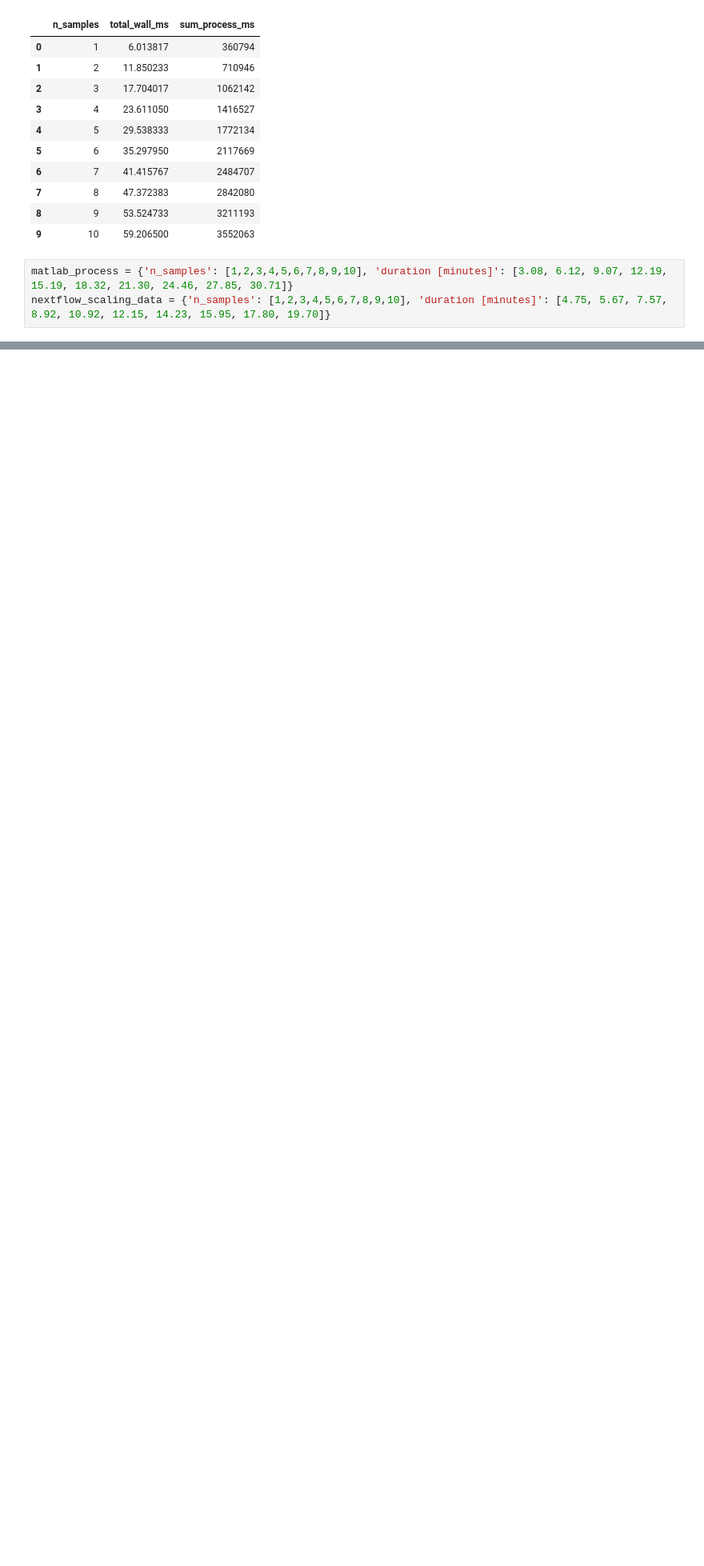
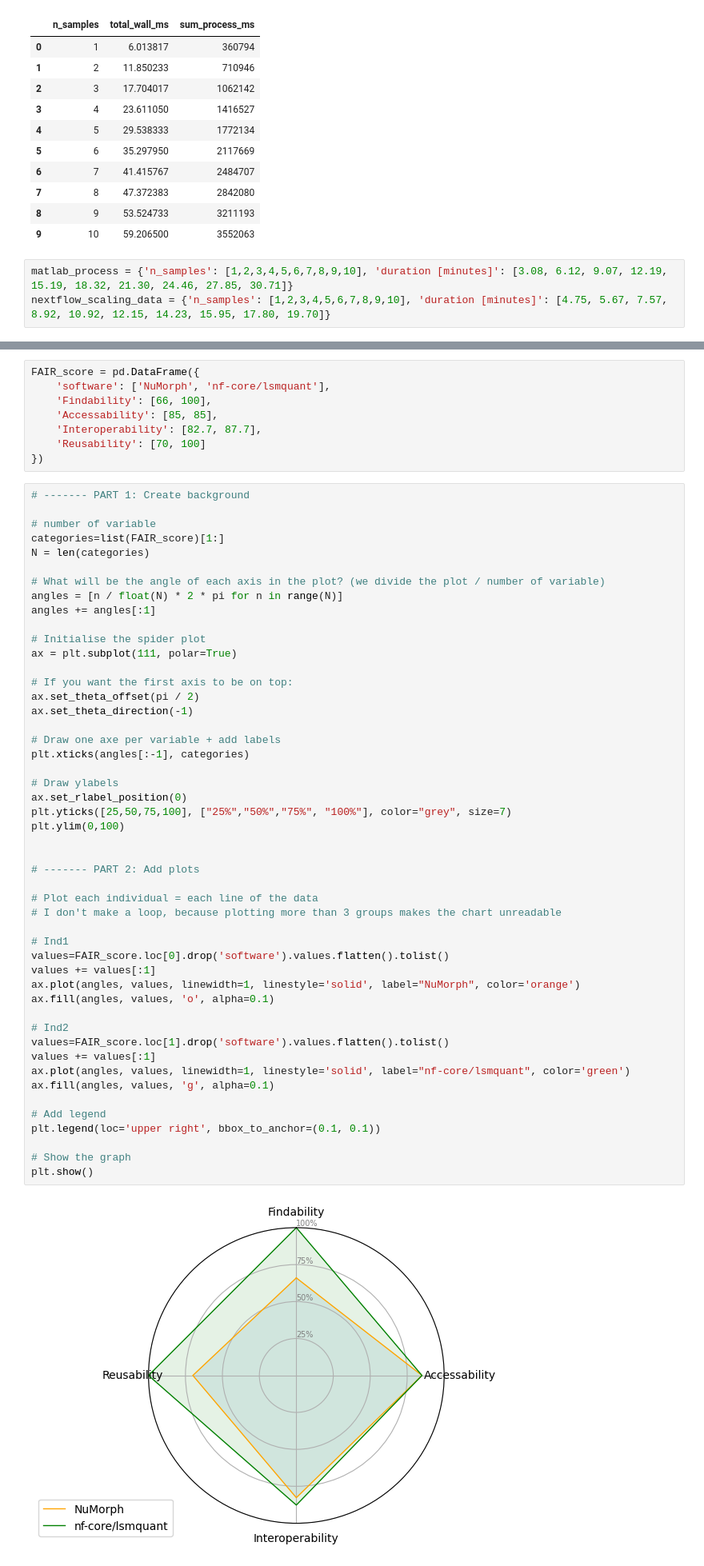
Before and after one commit to CaroAMN/rescue_orphan_code_results, a Jupyter notebook: resource_usage/scaling_results.ipynb, the cells around one changed output, grey strips where cells are left out. Shown at 80% size. Drawn from its saved outputs; the diff is of its cells as text; blank space fills up the shorter version.

```diff
--- a/resource_usage/scaling_results.ipynb
+++ b/resource_usage/scaling_results.ipynb
@@ -936,0 +977,59 @@ plt.show()
+# %%
+FAIR_score = pd.DataFrame({
+    'software': ['NuMorph', 'nf-core/lsmquant'],
+    'Findability': [66, 100],
+    'Accessability': [85, 85],
+    'Interoperability': [82.7, 87.7],
+    'Reusability': [70, 100]
+})
+# %%
+# ------- PART 1: Create background
+
+# number of variable
+categories=list(FAIR_score)[1:]
+N = len(categories)
+
+# What will be the angle of each axis in the plot? (we divide the plot / number of variable)
+angles = [n / float(N) * 2 * pi for n in range(N)]
+angles += angles[:1]
+
+# Initialise the spider plot
+ax = plt.subplot(111, polar=True)
+
+# If you want the first axis to be on top:
+ax.set_theta_offset(pi / 2)
+ax.set_theta_direction(-1)
+
+# Draw one axe per variable + add labels
+plt.xticks(angles[:-1], categories)
+
+# Draw ylabels
+ax.set_rlabel_position(0)
+plt.yticks([25,50,75,100], ["25%","50%","75%", "100%"], color="grey", size=7)
+plt.ylim(0,100)
+
+
+# ------- PART 2: Add plots
+
+# Plot each individual = each line of the data
+# I don't make a loop, because plotting more than 3 groups makes the chart unreadable
+
+# Ind1
+values=FAIR_score.loc[0].drop('software').values.flatten().tolist()
+values += values[:1]
+ax.plot(angles, values, linewidth=1, linestyle='solid', label="NuMorph", color='orange')
+ax.fill(angles, values, 'o', alpha=0.1)
+
+# Ind2
+values=FAIR_score.loc[1].drop('software').values.flatten().tolist()
+values += values[:1]
+ax.plot(angles, values, linewidth=1, linestyle='solid', label="nf-core/lsmquant", color='green')
+ax.fill(angles, values, 'g', alpha=0.1)
+
+# Add legend
+plt.legend(loc='upper right', bbox_to_anchor=(0.1, 0.1))
+
+# Show the graph
+plt.show()
+# %% [output]
+[figure, added]
```
Also changed, not shown: parts of 12 cells of this notebook.
